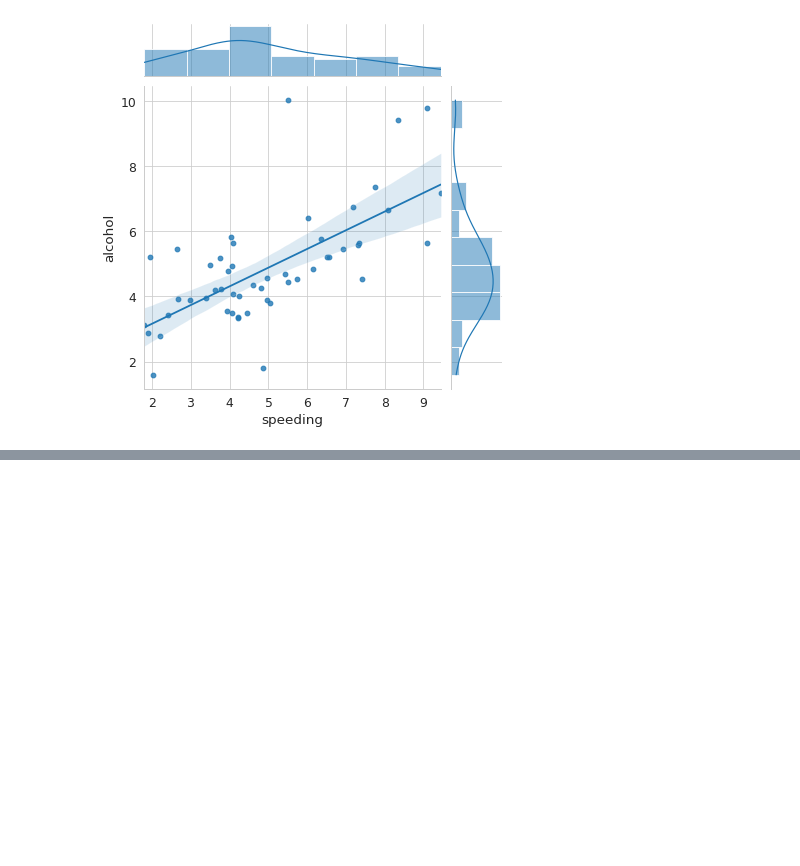
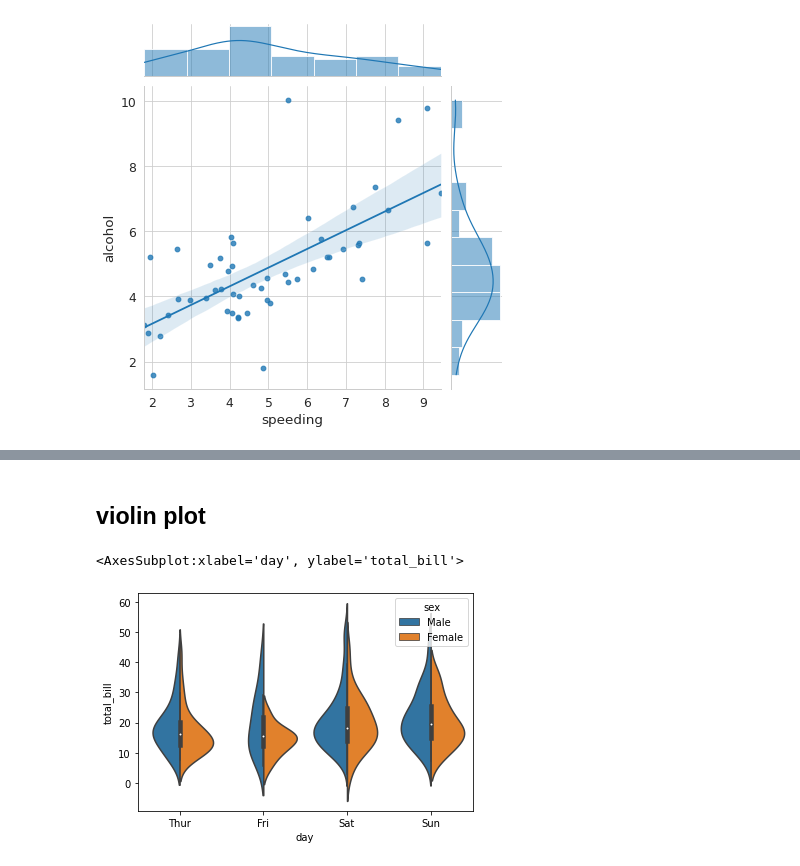
Before and after one commit to prasojojiwandono/BelajarData, a Jupyter notebook: play_with_seaborn.ipynb, the cells around one changed output, grey strips where cells are left out. Saved outputs shown, nothing was run; the diff lists cells and outputs as text; code cells hidden in the pictures; blank space fills up the shorter version.

```diff
--- a/play_with_seaborn.ipynb
+++ b/play_with_seaborn.ipynb
@@ -100,0 +123,12 @@ sns.jointplot(x='speeding',y='alcohol',data=crash_df, kind='reg')
+# %% [markdown]
+## violin plot
+# %%
+sns.violinplot(
+    x='day',
+    y='total_bill',
+    data=tips_df,hue='sex',
+    split=True
+)
+# %% [output]
+<AxesSubplot:xlabel='day', ylabel='total_bill'>
+[figure, added]
```
Also changed, not shown: parts of 38 cells of this notebook.
